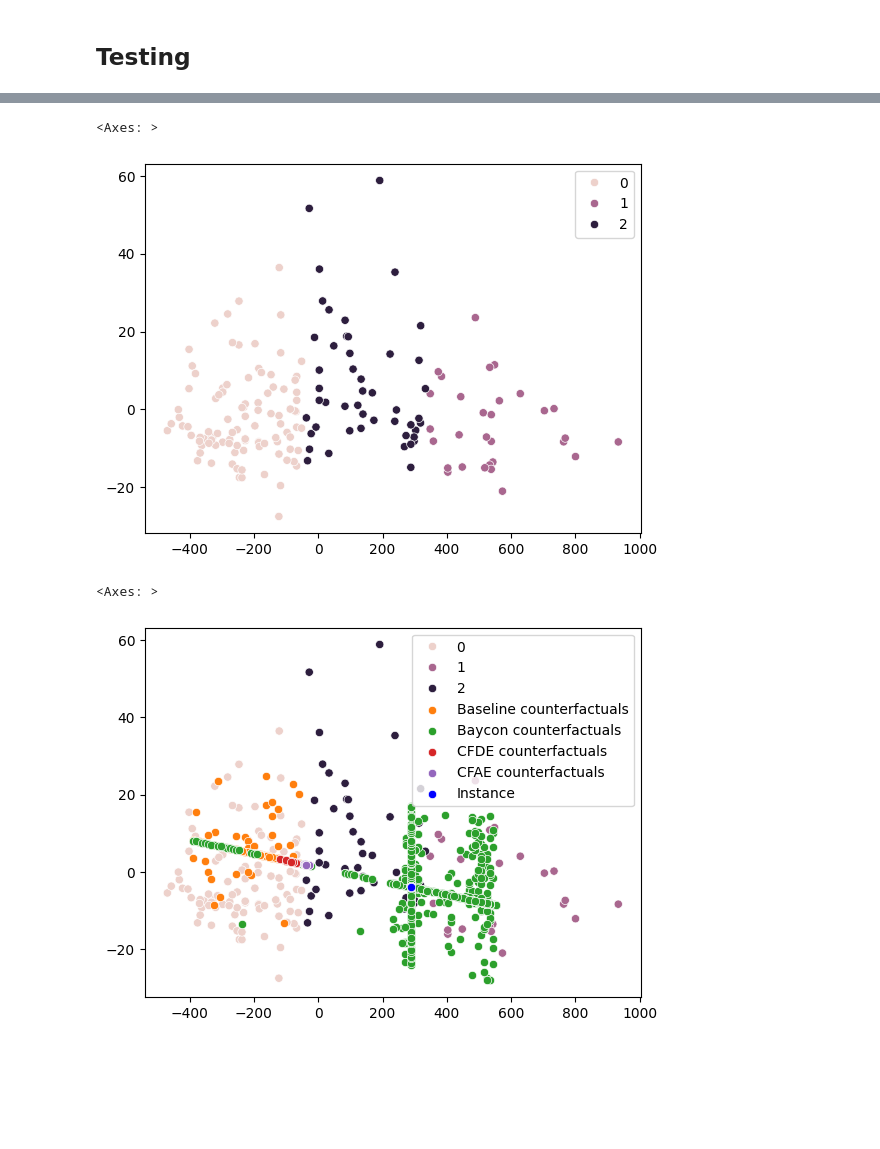
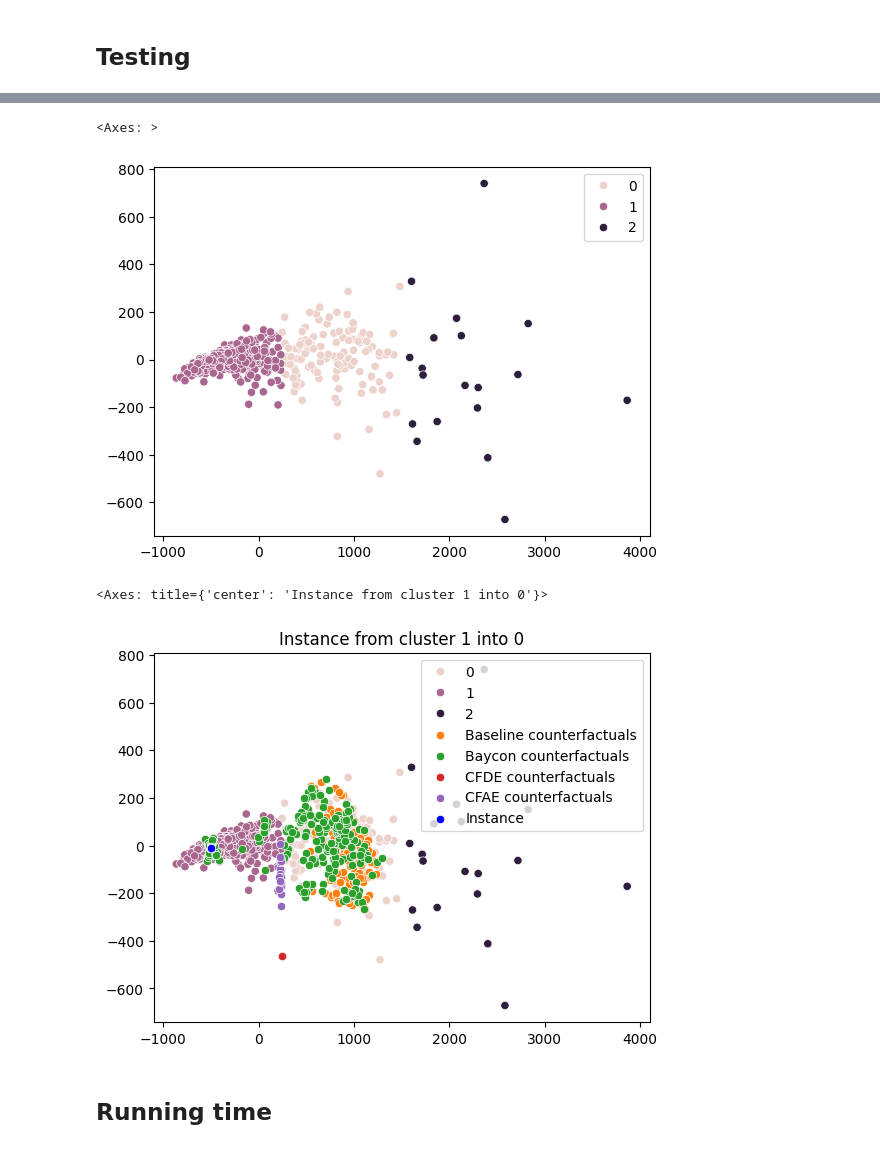
Before and after one commit to jepp3183/Thesis2025, a Jupyter notebook: code/Cross Evaluation.ipynb, the cells around one changed output, grey strips where cells are left out. Saved outputs shown, nothing was run; the diff lists cells and outputs as text; code cells hidden in the pictures; blank space fills up the shorter version.

```diff
--- a/code/Cross Evaluation.ipynb
+++ b/code/Cross Evaluation.ipynb
@@ -23,7 +24,8 @@ The autoreload extension is already loaded. To reload it, use:
 # %% [markdown]
 # Cross testing of methods
 # %%
-X, true_y = load_wine(return_X_y=True)
+#X, true_y = load_wine(return_X_y=True)
+X, true_y = load_breast_cancer(return_X_y=True)
 nc = 3
 km = KMeans(n_clusters=nc)
 y = km.fit_predict(X)
@@ -186,7 +193,7 @@ amount = 20
 for cf in cfs:
     temp_cfs = []
     for i in range(amount):
-        x2, cf2, h2 = CF_Ascent(X=X,y=y,target=cf.target,centers=centers,instance_index=cf.instance, stop_count=20)
+        x2, cf2, h2 = CF_Ascent(X=X,y=y,target=cf.target,centers=centers,instance_index=cf.instance, stop_count=20, center_mode=False)
         temp_cfs.append(cf2)
     cfae_cfs.append(CounterfactualData(temp_cfs, cf.instance, cf.target, cf.instance_label))
 
@@ -259,25 +278,27 @@ embed_X = pca.fit_transform(X)
 sns.scatterplot(x=embed_X[:, 0], y=embed_X[:, 1], hue=y)
 # %% [output]
 <Axes: >
-[figure, old version]
+[figure, new version]
 # %%
 cf_n = 0
 baseline_embed = [pca.transform(v.cf) for v in baseline_cfs][cf_n]
 baycon_embed = [pca.transform(v.cf) for v in baycon_cfs][cf_n]
 cfde_embed = [pca.transform(v.cf) for v in cfde_cfs][cf_n]
 cfae_embed = [pca.transform(v.cf) for v in cfae_cfs][cf_n]
 instance_embedded = pca.transform(X[[baseline_cfs[cf_n].instance]])
 
 ins_c = baseline_cfs[cf_n].instance_label
 target_c = baseline_cfs[cf_n].target
 
-plt.title(f"Instance from cluster {ins_c} into {target_c}")
+plt.title(f"Instance from cluster {ins_c} into {int(target_c)}")
 sns.scatterplot(x=embed_X[:, 0], y=embed_X[:, 1], hue=y)
 sns.scatterplot(x=baseline_embed[:,0], y=baseline_embed[:,1], label="Baseline counterfactuals")
 sns.scatterplot(x=baycon_embed[:,0], y=baycon_embed[:,1], label="Baycon counterfactuals")
 sns.scatterplot(x=cfde_embed[:,0], y=cfde_embed[:,1], label="CFDE counterfactuals")
 sns.scatterplot(x=cfae_embed[:,0], y=cfae_embed[:,1], label="CFAE counterfactuals")
 sns.scatterplot(x=instance_embedded[:,0], y=instance_embedded[:,1], label="Instance", color="blue")
 # %% [output]
-<Axes: >
+<Axes: title={'center': 'Instance from cluster 1 into 0'}>
-[figure, old version]
+[figure, new version]
+# %% [markdown]
+## Running time
```
Also changed, not shown: parts of 12 cells of this notebook, 3 other files.
